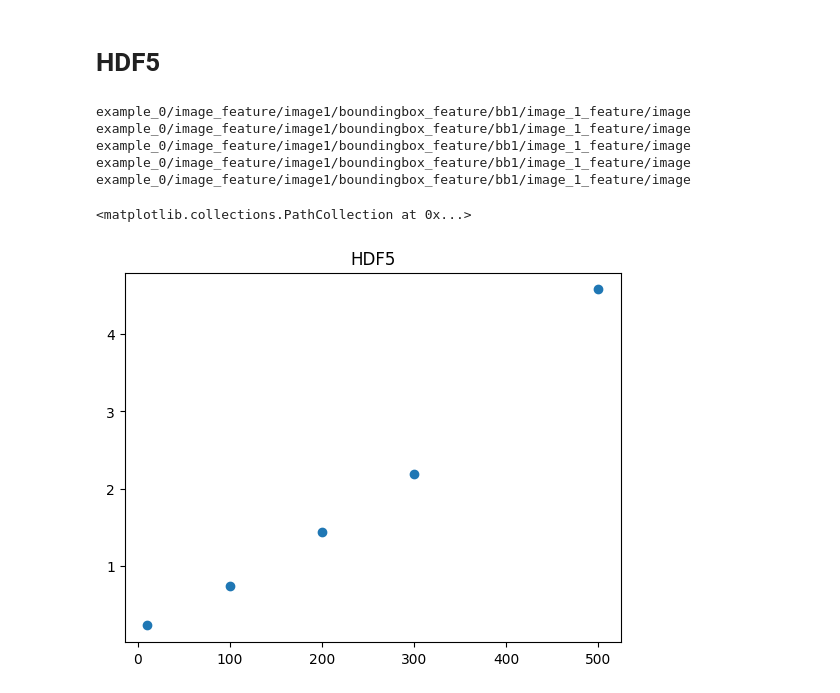
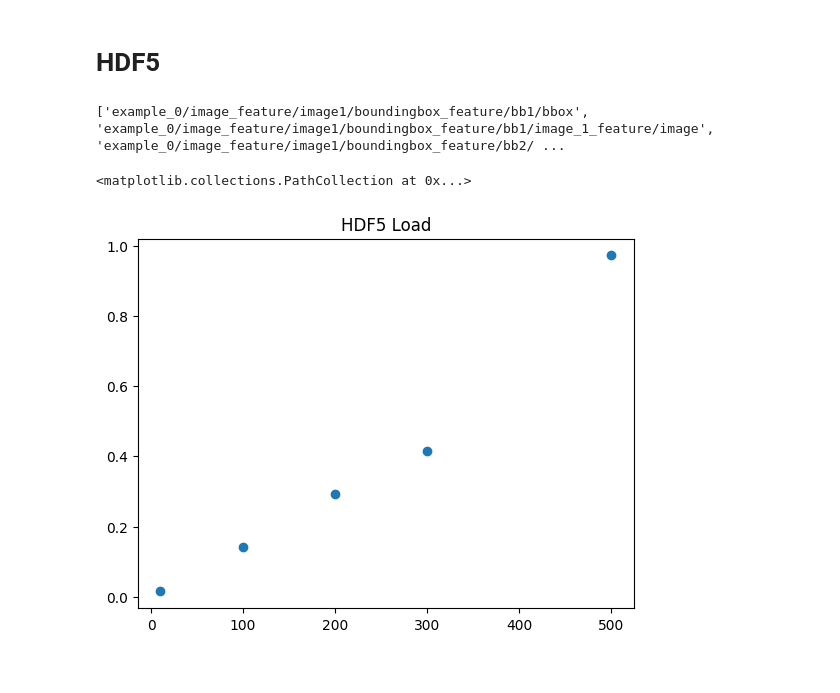
Before and after one commit to cristianoCarta/benchmarks, a Jupyter notebook: main.ipynb, the cells around one changed output. Cells and saved outputs as stored; diff of their text form; code cells hidden in the pictures.

```diff
--- a/main.ipynb
+++ b/main.ipynb
@@ -50,23 +60,65 @@ def string_with_most_char(strings, char):
 # HDF5
 # %%
 t = []
-
+t2 = []
+t3 = []
+t4 = []
+t5 = []
 for item in N:
-    start_time = time.time()
+    #start_time = time.time()
     with h5py.File(f'h5py_{item}.h5', 'r', driver="core") as f:
-        print(string_with_most_char(find_leaf_datasets(f),"/"))
-        data = f[find_leaf_datasets(f)[0]][:]
+        #print(string_with_most_char(find_leaf_datasets(f),"/"))
+        #print(find_leaf_datasets(f))
+        path = string_with_most_char(find_leaf_datasets(f),"/")
+        start_time = time.time()
+        data = f[path][:]
+        #data = f["example_0"]
+        #data = f["example_0/image_feature/image1/boundingbox_feature/bb1/bbox"]
         end_time = time.time()
-    t.append(end_time-start_time)
+    t5.append(end_time-start_time)
-# %% [output]
-example_0/image_feature/image1/boundingbox_feature/bb1/image_1_feature/image
-example_0/image_feature/image1/boundingbox_feature/bb1/image_1_feature/image
-example_0/image_feature/image1/boundingbox_feature/bb1/image_1_feature/image
-example_0/image_feature/image1/boundingbox_feature/bb1/image_1_feature/image
-example_0/image_feature/image1/boundingbox_feature/bb1/image_1_feature/image
+# %%
+from tqdm import tqdm
+t_load = []
+t_manipulate = []
+iterations = 100
+
+for item in N:
+    tmp_load = []
+    tmp_manipulate = []
+    for j in tqdm(range(iterations)):
+        st_time = time.time()
+        with h5py.File(f'h5py_{item}.h5', 'r', driver="core") as f:
+            en_time = time.time()
+            tmp_load.append(en_time - st_time)
+            path = string_with_most_char(find_leaf_datasets(f),"/")
+            start_time = time.time()
+            ### MANIPULATION ###
+            #data = f[path][:]
+            def get_all_image_datasets():
+                image_datasets = []
+                def visit_func(name, obj):
+                    if isinstance(obj, h5py.Dataset) and name.endswith('/image_1_feature/image'):
+                        new_obj = np.transpose(obj)
+                        new_obj = np.square(new_obj)
+                        new_obj = np.exp(new_obj)
+                        new_obj = np.transpose(new_obj)
+                        image_datasets.append(new_obj[:])
+                f.visititems(visit_func)
+                return np.array(image_datasets)
+            image_ds = get_all_image_datasets()
+            ### ----------- ###
+            end_time = time.time()
+            tmp_manipulate.append(end_time-start_time)
+    t_load.append(sum(tmp_load) / len(tmp_load))
+    t_manipulate.append(sum(tmp_manipulate) / len(tmp_manipulate))
+# %%
+with h5py.File(f'h5py_{10}.h5', 'r', driver="core") as f:
+    print(find_leaf_datasets(f))
+# %% [output]
+['example_0/image_feature/image1/boundingbox_feature/bb1/bbox', 'example_0/image_feature/image1/boundingbox_feature/bb1/image_1_feature/image', 'example_0/image_feature/image1/boundingbox_feature/bb2/ ...
 # %%
-plt.title("HDF5")
-plt.scatter(N,t)
+plt.title("HDF5 Load")
+plt.scatter(N,t_load)
 # %% [output]
 <matplotlib.collections.PathCollection at 0x...>
-[figure, old version]
+[figure, new version]
```
Also changed, not shown: parts of 8 cells of this notebook, 1 other file.
